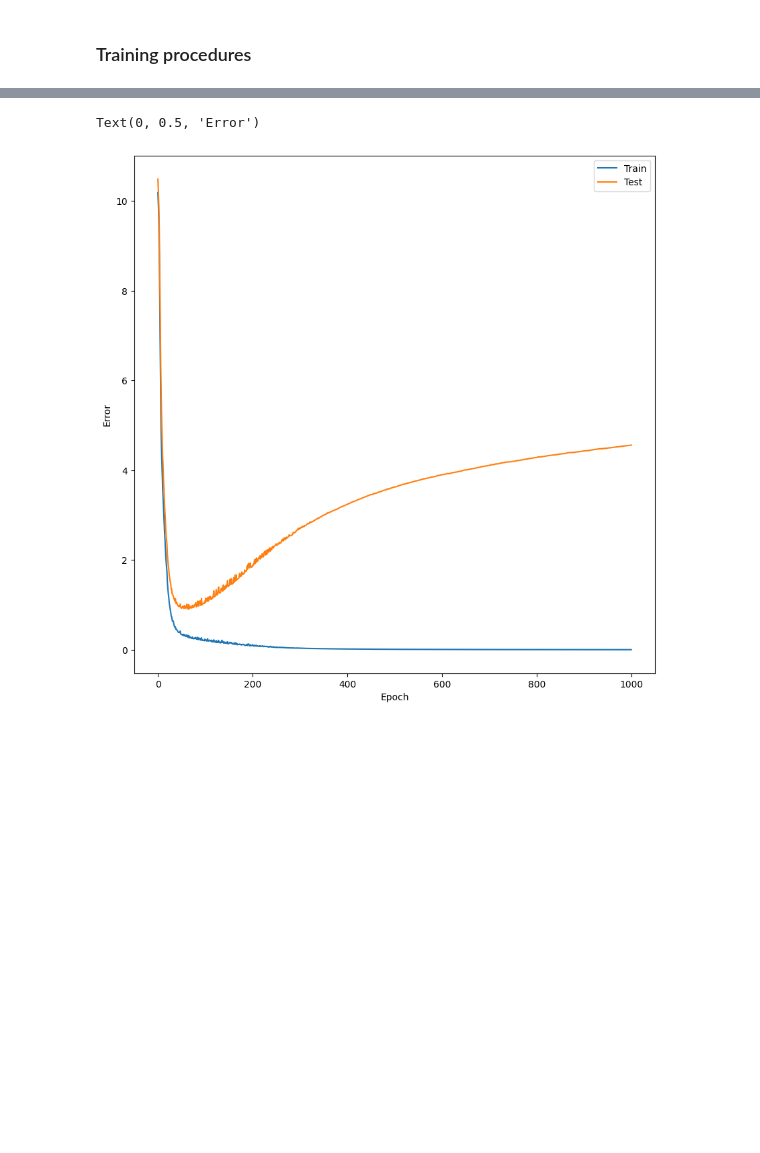
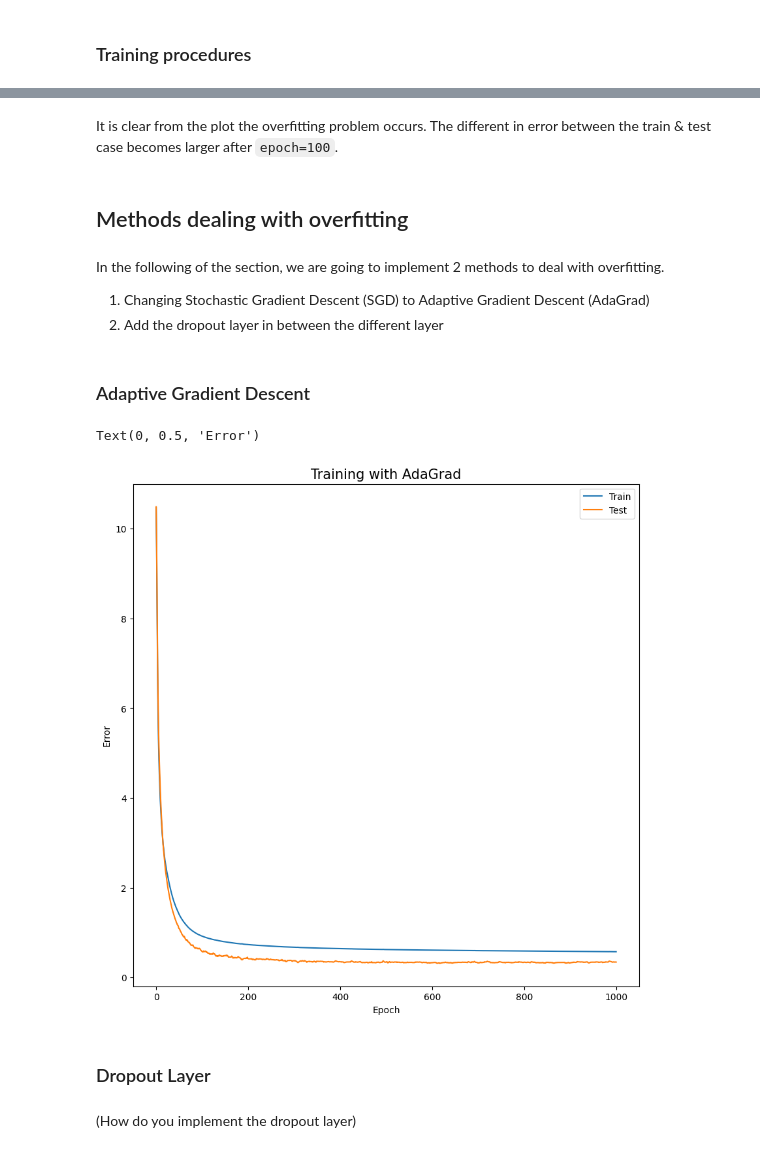
Before and after one commit to timlok123/Learning-the-basic-of-AI-with-Python, a Jupyter notebook: Ch6_Possible_problems_and_solution.ipynb, the cells around one changed output, grey strips where cells are left out. Saved outputs shown, nothing was run; the diff lists cells and outputs as text; code cells hidden in the pictures; blank space fills up the shorter version.

Commit message:
Complete the avoid overfitting section

```diff
--- a/Ch6_Possible_problems_and_solution.ipynb
+++ b/Ch6_Possible_problems_and_solution.ipynb
@@ -192,0 +207,11 @@ for i in range(epoch):
+# %% [markdown]
+It is clear from the plot the overfitting problem occurs. The different in error between the train & test case becomes larger after `epoch=100`.
+# %% [markdown]
+## Methods dealing with overfitting
+# %% [markdown]
+In the following of the section, we are going to implement 2 methods to deal with overfitting.
+
+1. Changing Stochastic Gradient Descent (SGD) to Adaptive Gradient Descent (AdaGrad)
+2. Add the dropout layer in between the different layer
+# %% [markdown]
+### Adaptive Gradient Descent
@@ -192,0 +270,5 @@ for i in range(epoch):
+# %%
+def update_wb_AdaGrad(eta):
+    middle_layer_1.update_AdaGrad(eta)
+    middle_layer_2.update_AdaGrad(eta)
+    output_layer.update_AdaGrad(eta)
@@ -193,13 +281,51 @@ for i in range(epoch):
+# %%
+# Training - With AdaGrad
+
+# TODO: Ammend the following code in next session
+
+train_error = []
+
+test_error = []
+
+no_of_batch = n_train // batch_size
+
+for i in range(epoch):
+
+  # Record the error on training & test case in every training
+  forward_propagation(input_train)
+  train_error.append(get_error(correct_train, batch_size))
+
+  forward_propagation(input_test)
+  test_error.append(get_error(correct_test, batch_size))
+
+  # Shuffle the data & prepare the index
+  index_random = np.arange(n_train)
+  np.random.shuffle(index_random)
+
+  for j in range(no_of_batch):
+
+    mini_batch_index = index_random[j*batch_size:(j+1)*batch_size]
+    x = input_train[mini_batch_index, :]
+    t = correct_train[mini_batch_index, :]
+
+    forward_propagation(x)
+    backward_propagation(t)
+    update_wb_AdaGrad(eta)
 # %%
 # Visualize the training process
 import matplotlib.pyplot as plt
 
 plt.figure(figsize=(10,10))
+plt.title("Training with AdaGrad",fontsize=15)
 plt.plot(np.arange(epoch), train_error, label="Train")
 plt.plot(np.arange(epoch), test_error, label="Test")
 plt.legend()
 plt.xlabel("Epoch")
 plt.ylabel("Error")
 # %% [output]
 Text(0, 0.5, 'Error')
-[figure, old version]
+[figure, new version]
+# %% [markdown]
+### Dropout Layer
+# %% [markdown]
+(How do you implement the dropout layer)
```
Also changed, not shown: parts of 9 cells of this notebook.
